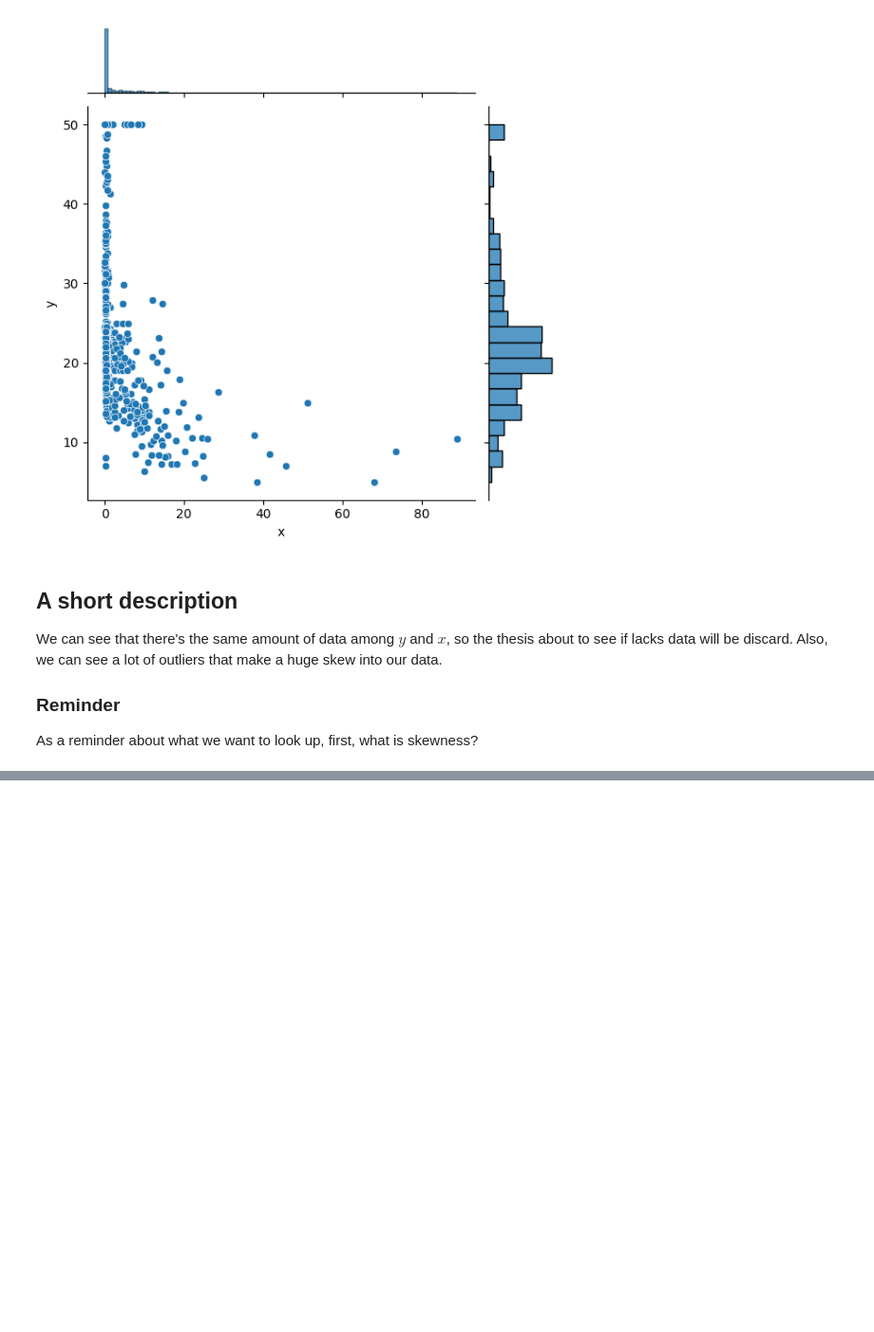
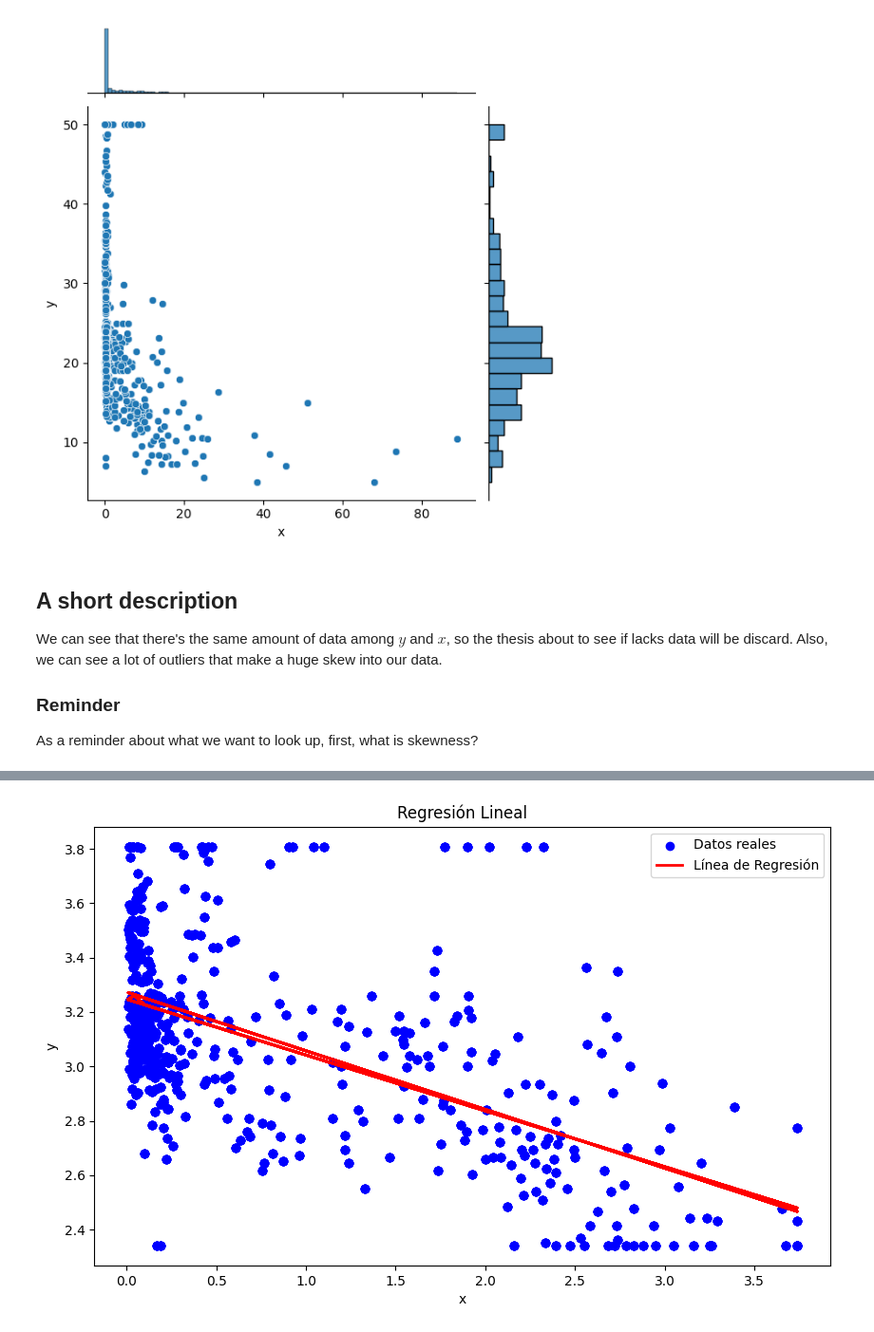
Before and after one commit to JoseAdrianRodriguezGonzalez/Linear-predictor, a Jupyter notebook: src/first/test.ipynb, the cells around one changed output, grey strips where cells are left out. Shown at 95% size. Saved outputs shown, nothing was run; the diff lists cells and outputs as text; code cells hidden in the pictures; blank space fills up the shorter version.

```diff
--- a/src/first/test.ipynb
+++ b/src/first/test.ipynb
@@ -43,0 +215,80 @@ As a reminder about what we want to look up, first, what is skewness?
+# %%
+import numpy as np
+import pandas as pd
+import statsmodels.api as sm
+from sklearn.metrics import mean_squared_error, r2_score
+from sklearn.model_selection import KFold
+import matplotlib.pyplot as plt
+
+# Datos de ejemplo (reemplaza df_test con tus datos reales)
+X = df_test.x.to_frame()
+Y = df_test.y.to_frame()
+
+mse_scores = []
+rmse_scores = []
+r2_scores = []
+y_pred_all = []
+X_test_all = []
+y_test_all = []
+
+# 5x2 Cross-Validation
+for _ in range(5):
+    kf = KFold(n_splits=2, shuffle=True, random_state=0)
+    for train_index, test_index in kf.split(X):
+        X_train, X_test = X.iloc[train_index], X.iloc[test_index]
+        y_train, y_test = Y.iloc[train_index], Y.iloc[test_index]
+
+        # Agregar una columna de unos para el intercepto
+        X_train_sm = sm.add_constant(X_train)
+        X_test_sm = sm.add_constant(X_test)
+
+        # Ajustar el modelo de regresión lineal con statsmodels
+        model = sm.OLS(y_train, X_train_sm)
+        results = model.fit()
+
+        # Realizar las predicciones
+        y_pred = results.predict(X_test_sm)
+
+        # Almacenar predicciones y datos de prueba
+        y_pred_all.extend(y_pred)
+        X_test_all.extend(X_test.values.flatten())
+        y_test_all.extend(y_test.values.flatten())
+
+        # Calcular métricas
+        mse = mean_squared_error(y_test, y_pred)
+        rmse = np.sqrt(mse)
+        r2 = r2_score(y_test, y_pred)
+
+        mse_scores.append(mse)
+        rmse_scores.append(rmse)
+        r2_scores.append(r2)
+
+# Promedio de las métricas
+mean_r2 = np.mean(r2_scores)
+mean_mse = np.mean(mse_scores)
+mean_rmse = np.mean(rmse_scores)
+
+print("Mean R^2:", mean_r2)
+print("Mean MSE:", mean_mse)
+print("Mean RMSE:", mean_rmse)
+
+# Resultados del modelo
+print("Slope:", results.params[1])
+print("Intercept:", results.params[0])
+
+# Intervalos de confianza
+conf_int = results.conf_int(alpha=0.05)  # alpha=0.05 para un intervalo de confianza del 95%
+print("Intervalos de confianza del 95% para los parámetros:")
+print(conf_int)
+print("Datos del modelo:", results.summary())
+
+# Visualización
+plt.figure(figsize=(10, 6))
+plt.scatter(X_test_all, y_test_all, color='blue', label='Datos reales')
+plt.plot(X_test_all, y_pred_all, color='red', linewidth=2, label='Línea de Regresión')
+plt.title('Regresión Lineal')
+plt.xlabel('x')
+plt.ylabel('y')
+plt.legend()
+plt.show()
+# %% [output]
@@ -43,0 +312 @@ As a reminder about what we want to look up, first, what is skewness?
+[figure, added]
```
Also changed, not shown: parts of 51 cells of this notebook, 9 other files.
